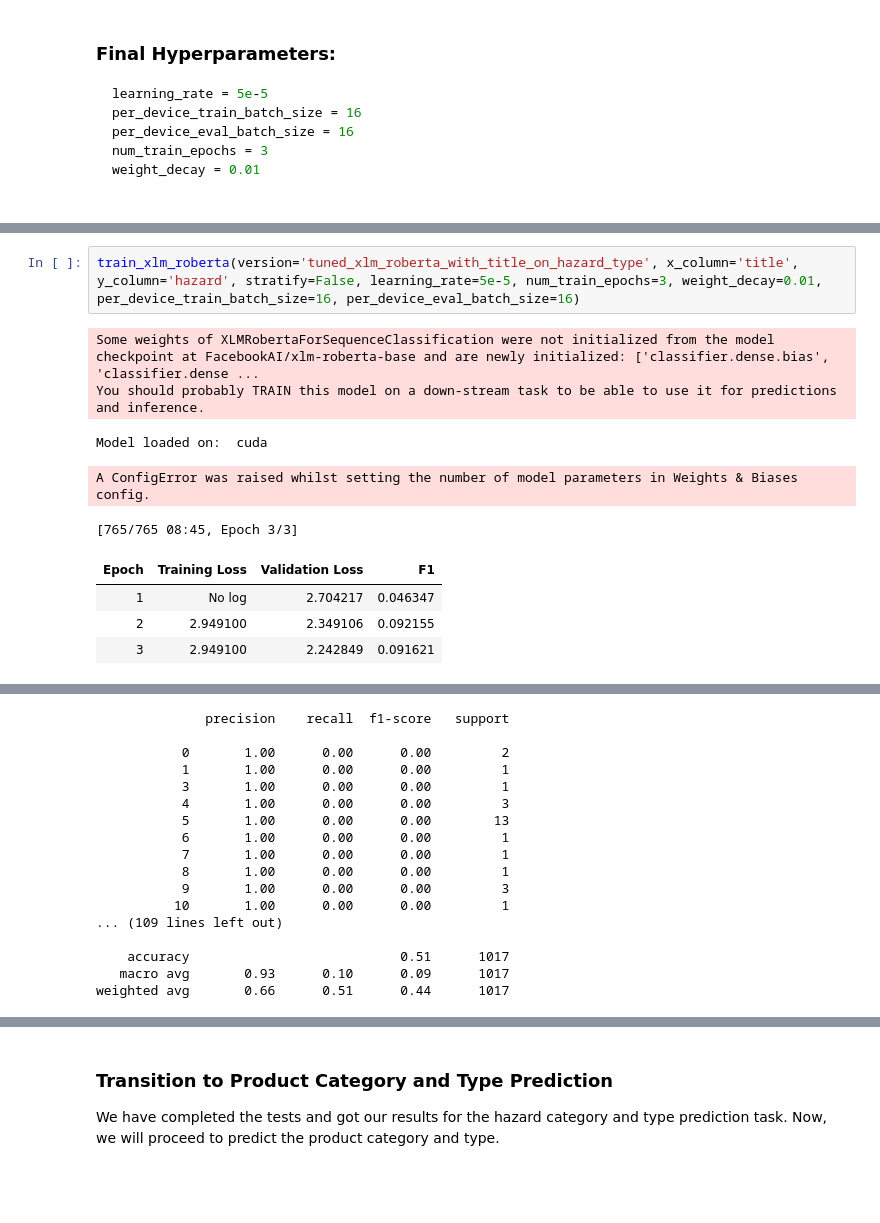
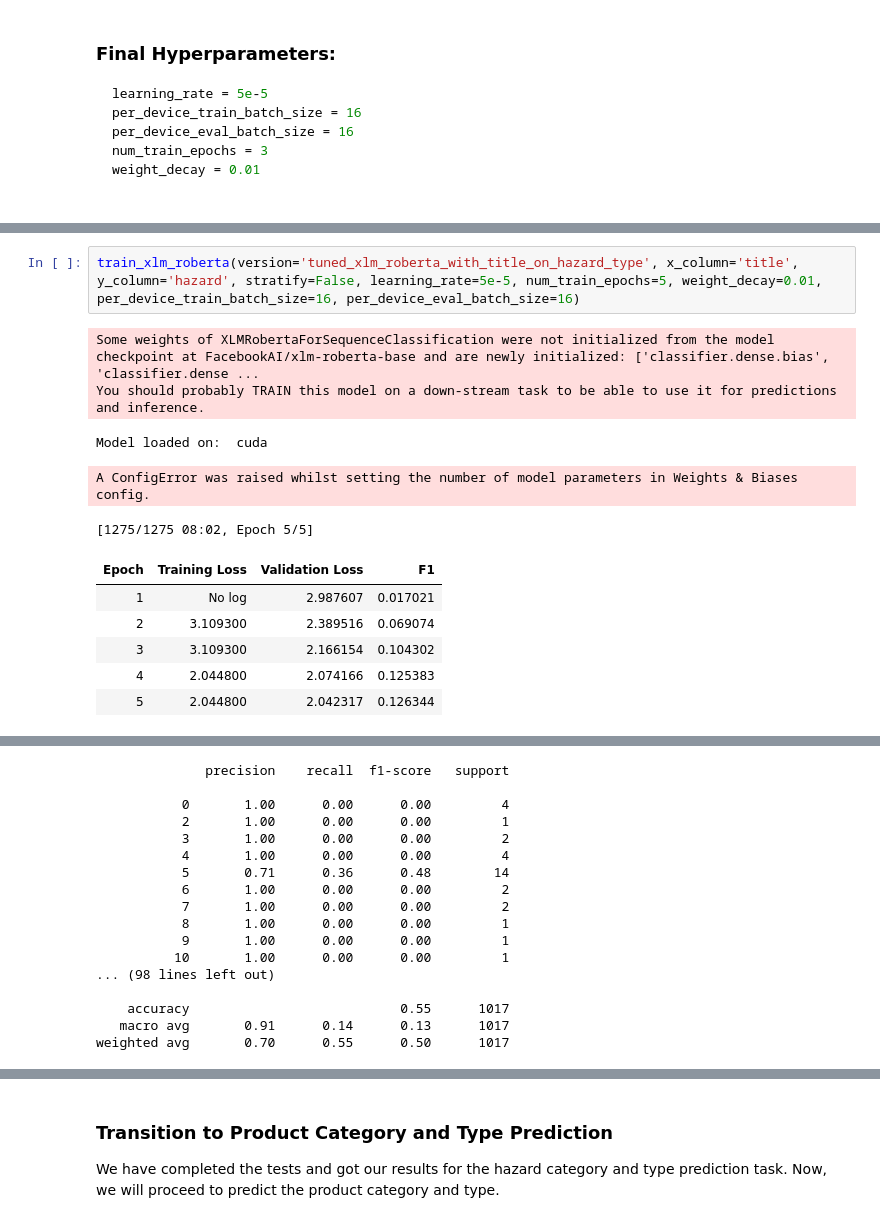
Before and after one commit to NicholasVitsentzatos/Food-Hazard-Detection-Challenge, a Jupyter notebook: PDS 2nd Assignment/Xlm_roberta.ipynb, the cells around one changed output, grey strips where cells are left out. Cells and saved outputs as stored; diff of their text form; blank space fills up the shorter version.

```diff
--- a/PDS 2nd Assignment/Xlm_roberta.ipynb
+++ b/PDS 2nd Assignment/Xlm_roberta.ipynb
@@ -334,31 +334,33 @@ food additives and flavourings       0.00      0.00      0.00         5
 # %%
-train_xlm_roberta(version='tuned_xlm_roberta_with_title_on_hazard_type', x_column='title', y_column='hazard', stratify=False, learning_rate=5e-5, num_train_epochs=3, weight_decay=0.01, per_device_train_batch_size=16, per_device_eval_batch_size=16)
+train_xlm_roberta(version='tuned_xlm_roberta_with_title_on_hazard_type', x_column='title', y_column='hazard', stratify=False, learning_rate=5e-5, num_train_epochs=5, weight_decay=0.01, per_device_train_batch_size=16, per_device_eval_batch_size=16)
 # %% [output]
 Some weights of XLMRobertaForSequenceClassification were not initialized from the model checkpoint at FacebookAI/xlm-roberta-base and are newly initialized: ['classifier.dense.bias', 'classifier.dense ...
 You should probably TRAIN this model on a down-stream task to be able to use it for predictions and inference.
 Model loaded on:  cuda
 A ConfigError was raised whilst setting the number of model parameters in Weights & Biases config.
-[765/765 08:45, Epoch 3/3]
+[1275/1275 08:02, Epoch 5/5]
 | Epoch | Training Loss | Validation Loss | F1 |
-| 1 | No log | 2.704217 | 0.046347 |
-| 2 | 2.949100 | 2.349106 | 0.092155 |
-| 3 | 2.949100 | 2.242849 | 0.091621 |
+| 1 | No log | 2.987607 | 0.017021 |
+| 2 | 3.109300 | 2.389516 | 0.069074 |
+| 3 | 3.109300 | 2.166154 | 0.104302 |
+| 4 | 2.044800 | 2.074166 | 0.125383 |
+| 5 | 2.044800 | 2.042317 | 0.126344 |
 [interactive output not drawn]
               precision    recall  f1-score   support
 
-           0       1.00      0.00      0.00         2
-           1       1.00      0.00      0.00         1
-           3       1.00      0.00      0.00         1
-           4       1.00      0.00      0.00         3
-           5       1.00      0.00      0.00        13
-           6       1.00      0.00      0.00         1
-           7       1.00      0.00      0.00         1
+           0       1.00      0.00      0.00         4
+           2       1.00      0.00      0.00         1
+           3       1.00      0.00      0.00         2
+           4       1.00      0.00      0.00         4
+           5       0.71      0.36      0.48        14
+           6       1.00      0.00      0.00         2
+           7       1.00      0.00      0.00         2
            8       1.00      0.00      0.00         1
-           9       1.00      0.00      0.00         3
+           9       1.00      0.00      0.00         1
           10       1.00      0.00      0.00         1
-... (109 lines left out)
+... (98 lines left out)
 
-    accuracy                           0.51      1017
-   macro avg       0.93      0.10      0.09      1017
-weighted avg       0.66      0.51      0.44      1017
+    accuracy                           0.55      1017
+   macro avg       0.91      0.14      0.13      1017
+weighted avg       0.70      0.55      0.50      1017
 # %%
```
Also changed, not shown: parts of 6 cells of this notebook, 4 other files.
